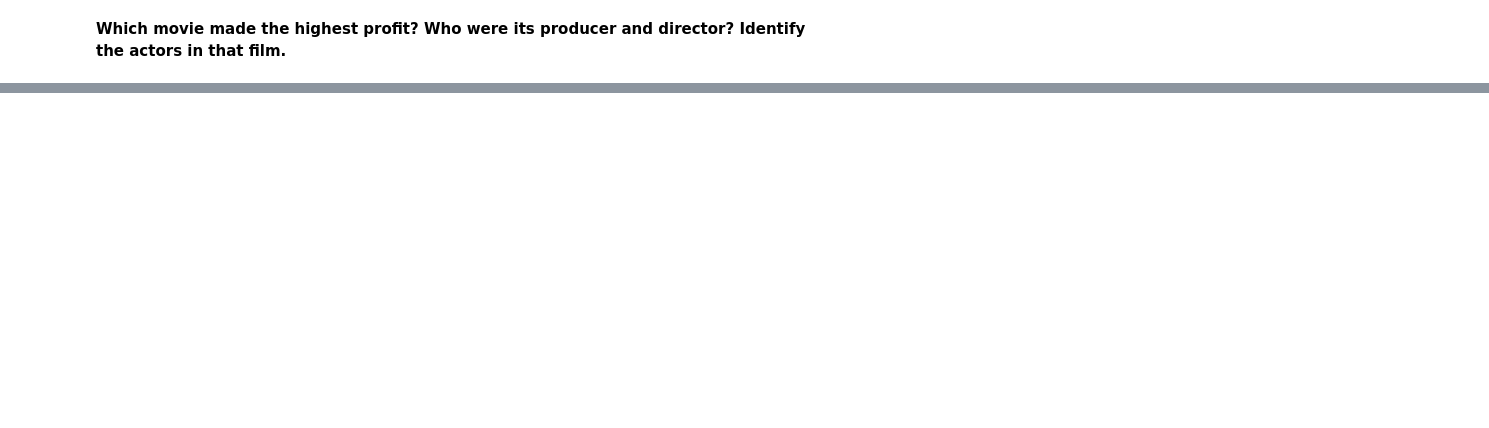
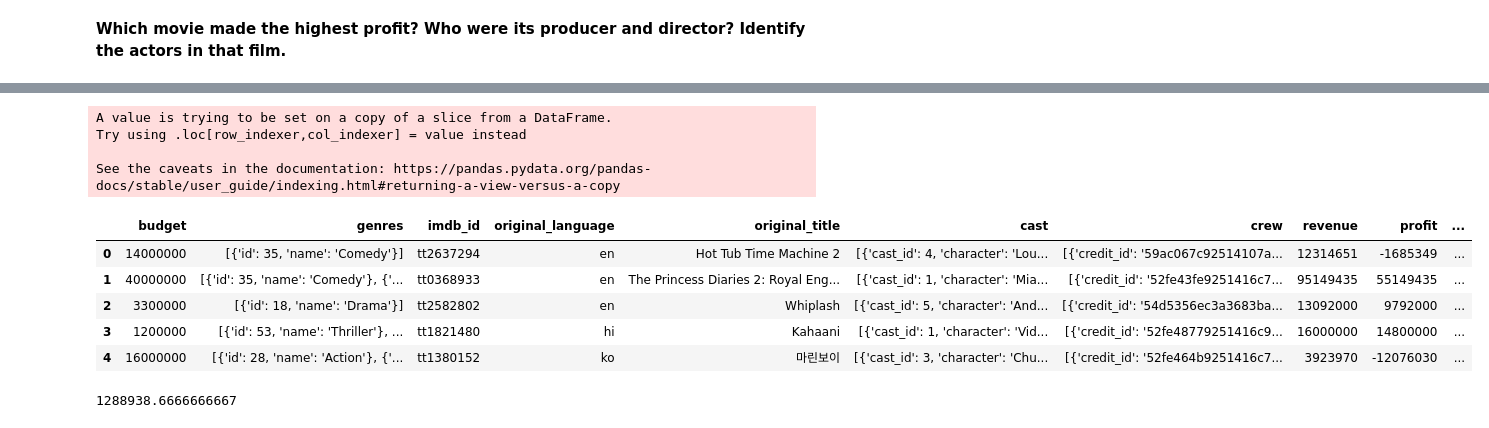
Before and after one commit to Shrez7961/Practice, a Jupyter notebook: Guided_Project_EDA_on_IMDB_Dataset.ipynb, the cells around one changed output, grey strips where cells are left out. Cells and saved outputs as stored; diff of their text form; code cells hidden in the pictures; blank space fills up the shorter version.

```diff
--- a/Guided_Project_EDA_on_IMDB_Dataset.ipynb
+++ b/Guided_Project_EDA_on_IMDB_Dataset.ipynb
@@ -157,3 +159,6 @@ See the caveats in the documentation: https://pandas.pydata.org/pandas-docs/stab
 df1.loc[0,'genres']
 # %% [output]
 [{'id': 35, 'name': 'Comedy'}]
+# %%
+#Applying above func to column "cast"
+df1.loc[~df['cast'].isnull(),'cast'] = df1.loc[~df['cast'].isnull(),'cast'] .apply(convert_str_to_list)
@@ -159,0 +175,4 @@ df1.loc[0,'genres']
+# %%
+#Applying above func to column "crew"
+df1.loc[~df['crew'].isnull(),'crew'] = df1.loc[~df['crew'].isnull(),'crew'] .apply(convert_str_to_list)
+df1.loc[0,'crew']
@@ -164,0 +220,4 @@ df['profit']
+# %%
+#Replacing extremely low values of budget and revenue with median values:
+df1.loc[df1['budget']< 1000,'budget'] = df1.loc[df1['budget']>=1000,'budget'].median()
+df1.loc[df1['revenue']< 1000,'revenue'] = df1.loc[df1['revenue']>=1000,'revenue'].median()
@@ -164,0 +244,3 @@ df['profit']
+# %%
+df1['profit']=df1['revenue']-df1['budget']
+df1.head()
@@ -164,0 +319,20 @@ df['profit']
+# %%
+#calculating Roi
+df1['ROI']=100 * df1['profit']/df1['budget']
+df1.head()
+# %% [output]
+A value is trying to be set on a copy of a slice from a DataFrame.
+Try using .loc[row_indexer,col_indexer] = value instead
+
+See the caveats in the documentation: https://pandas.pydata.org/pandas-docs/stable/user_guide/indexing.html#returning-a-view-versus-a-copy
+|  | budget | genres | imdb_id | original_language | original_title | cast | crew | revenue | profit | ... |
+| 0 | 14000000 | [{'id': 35, 'name': 'Comedy'}] | tt2637294 | en | Hot Tub Time Machine 2 | [{'cast_id': 4, 'character': 'Lou... | [{'credit_id': '59ac067c92514107a... | 12314651 | -1685349 | ... |
+| 1 | 40000000 | [{'id': 35, 'name': 'Comedy'}, {'... | tt0368933 | en | The Princess Diaries 2: Royal Eng... | [{'cast_id': 1, 'character': 'Mia... | [{'credit_id': '52fe43fe9251416c7... | 95149435 | 55149435 | ... |
+| 2 | 3300000 | [{'id': 18, 'name': 'Drama'}] | tt2582802 | en | Whiplash | [{'cast_id': 5, 'character': 'And... | [{'credit_id': '54d5356ec3a3683ba... | 13092000 | 9792000 | ... |
+| 3 | 1200000 | [{'id': 53, 'name': 'Thriller'}, ... | tt1821480 | hi | Kahaani | [{'cast_id': 1, 'character': 'Vid... | [{'credit_id': '52fe48779251416c9... | 16000000 | 14800000 | ... |
+| 4 | 16000000 | [{'id': 28, 'name': 'Action'}, {'... | tt1380152 | ko | 마린보이 | [{'cast_id': 3, 'character': 'Chu... | [{'credit_id': '52fe464b9251416c7... | 3923970 | -12076030 | ... |
+# %%
+max_roi = df1['ROI'].max()
+max_roi
+# %% [output]
+1288938.6666666667
```
Also changed, not shown: parts of 23 cells of this notebook.
